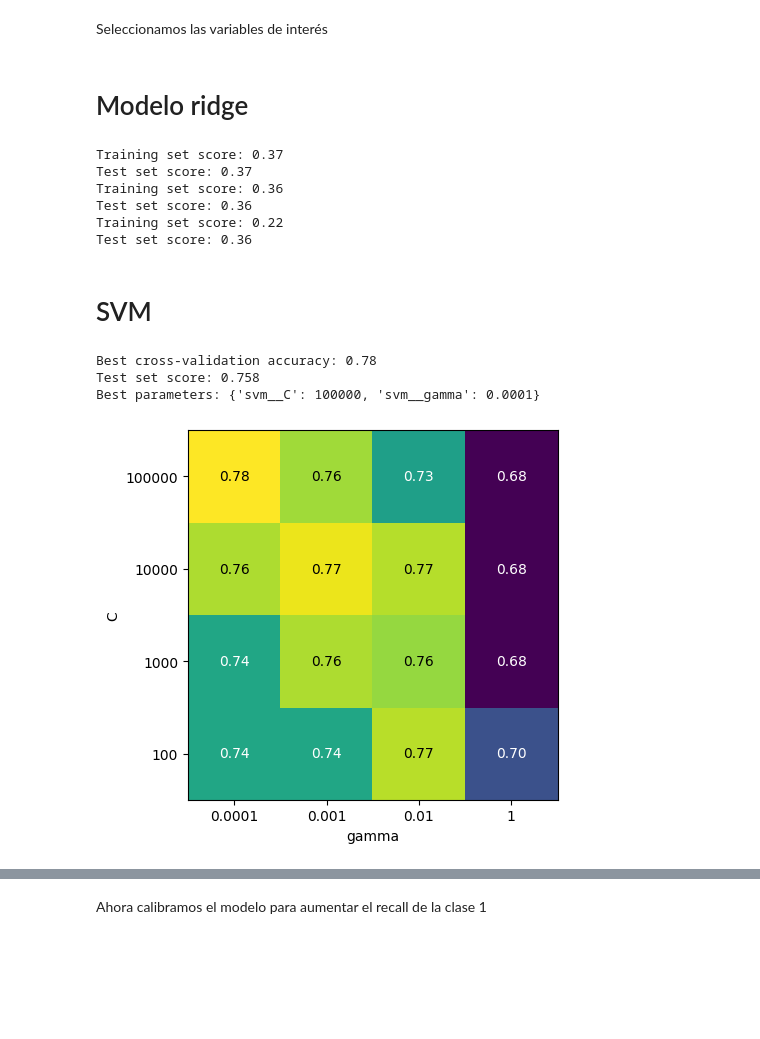
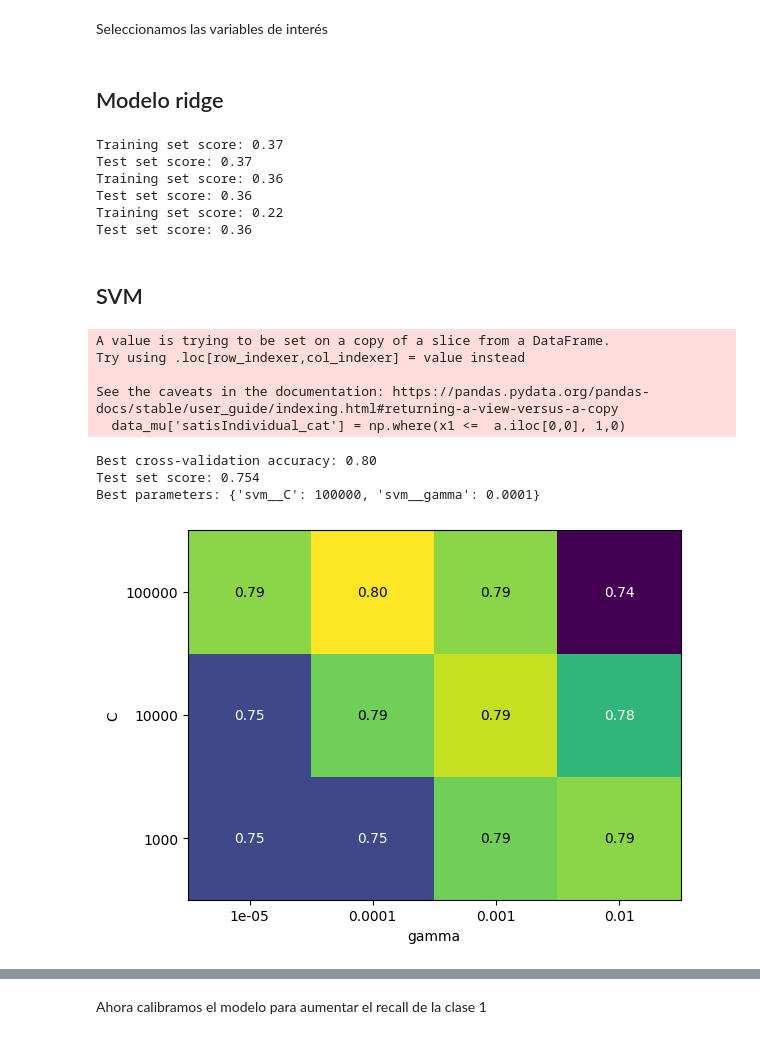
Before and after one commit to rduban/machineLearning_duban, a Jupyter notebook: sexualSatisfaction_python.ipynb, the cells around one changed output, grey strips where cells are left out. Saved outputs shown, nothing was run; the diff lists cells and outputs as text; code cells hidden in the pictures; blank space fills up the shorter version.

```diff
--- a/sexualSatisfaction_python.ipynb
+++ b/sexualSatisfaction_python.ipynb
@@ -76,7 +84,7 @@ Name: p142, dtype: int64
 # %% [markdown]
 Contamos valores perdidos
 # %%
-etiq1=['conducta', 'actitud', 'deseo','ImpulsoPropio','funcionSexual','extraversion','amabilidad','escrupulo','afect_nega','apertura','maquiavel','narcisis','psicopa']
+etiq1=['conducta', 'actitud', 'deseo','ImpulsoPropio','funcionSexual','extraversion','amabilidad','escrupulo','afect_nega','apertura','maquiavel','narcisis','psicopa','compromiso']
 datos[etiq1].isnull().sum()
 # %% [output]
 conducta          0
@@ -99,3 +110,5 @@ datos['satisIndividual']= datos['satisIndividual'].fillna(method="ffill")
+# %%
+data_mu=datos[datos['p142']=='Femenino']
 # %% [markdown]
 Seleccionamos las variables de interés
 # %%
@@ -107,3 +120,3 @@ x_test_scaled = scaler.transform(x_test)
 # %% [markdown]
-# Modelo ridge
+## Modelo ridge
 # %%
@@ -126,16 +139,22 @@ Test set score: 0.36
 Training set score: 0.22
 Test set score: 0.36
 # %% [markdown]
-# SVM
+## SVM
 # %%
-a=pd.DataFrame(datos.satisIndividual.quantile([0.25]))
-x1=datos['satisIndividual']
-datos['satisIndividual_cat'] = np.where(x1 <=  a.iloc[0,0], 1,0)
-pd.value_counts(datos['satisIndividual_cat'])
-x_train, x_test, y_train, y_test = train_test_split(datos[etiq1], datos['satisIndividual_cat'], stratify= datos['satisIndividual_cat'],random_state=0)
+a=pd.DataFrame(data_mu.satisIndividual.quantile([0.25]))
+x1=data_mu['satisIndividual']
+data_mu['satisIndividual_cat'] = np.where(x1 <=  a.iloc[0,0], 1,0)
+pd.value_counts(data_mu['satisIndividual_cat'])
+x_train, x_test, y_train, y_test = train_test_split(data_mu[etiq1], data_mu['satisIndividual_cat'], stratify= data_mu['satisIndividual_cat'],random_state=0)
+# %% [output]
+A value is trying to be set on a copy of a slice from a DataFrame.
+Try using .loc[row_indexer,col_indexer] = value instead
+
+See the caveats in the documentation: https://pandas.pydata.org/pandas-docs/stable/user_guide/indexing.html#returning-a-view-versus-a-copy
+  data_mu['satisIndividual_cat'] = np.where(x1 <=  a.iloc[0,0], 1,0)
 # %%
-param_grid = {'svm__C': [100,1000,10000,100000],
-              'svm__gamma': [0.0001,0.001,0.01,1]}
+param_grid = {'svm__C': [1000,10000,100000],
+              'svm__gamma': [0.00001, 0.0001,0.001,0.01]}
 
 pipe = Pipeline([("scaler", MinMaxScaler()), ("svm", SVC())])
 grid = GridSearchCV(pipe, param_grid=param_grid, cv=5,n_jobs=-1)
@@ -144,20 +163,20 @@ print("Best cross-validation accuracy: {:.2f}".format(grid.best_score_))
 print("Test set score: {:.3f}".format(grid.score(x_test, y_test)))
 print("Best parameters: {}".format(grid.best_params_))
 # %% [output]
-Best cross-validation accuracy: 0.78
-Test set score: 0.758
+Best cross-validation accuracy: 0.80
+Test set score: 0.754
 Best parameters: {'svm__C': 100000, 'svm__gamma': 0.0001}
 # %%
 results = pd.DataFrame(grid.cv_results_)
-scores = np.array(results.mean_test_score).reshape(4,4)
+scores = np.array(results.mean_test_score).reshape(3,4)
 mglearn.tools.heatmap(scores,
                       xlabel='gamma',
                       xticklabels=param_grid['svm__gamma'],
                       ylabel='C',
                       yticklabels=param_grid['svm__C'],
                       cmap="viridis");
 # %% [output]
-[figure, old version]
+[figure, new version]
 # %%
 pred=grid.predict(x_test)
 print(classification_report(y_test, pred))
```
Also changed, not shown: parts of 62 cells of this notebook.
